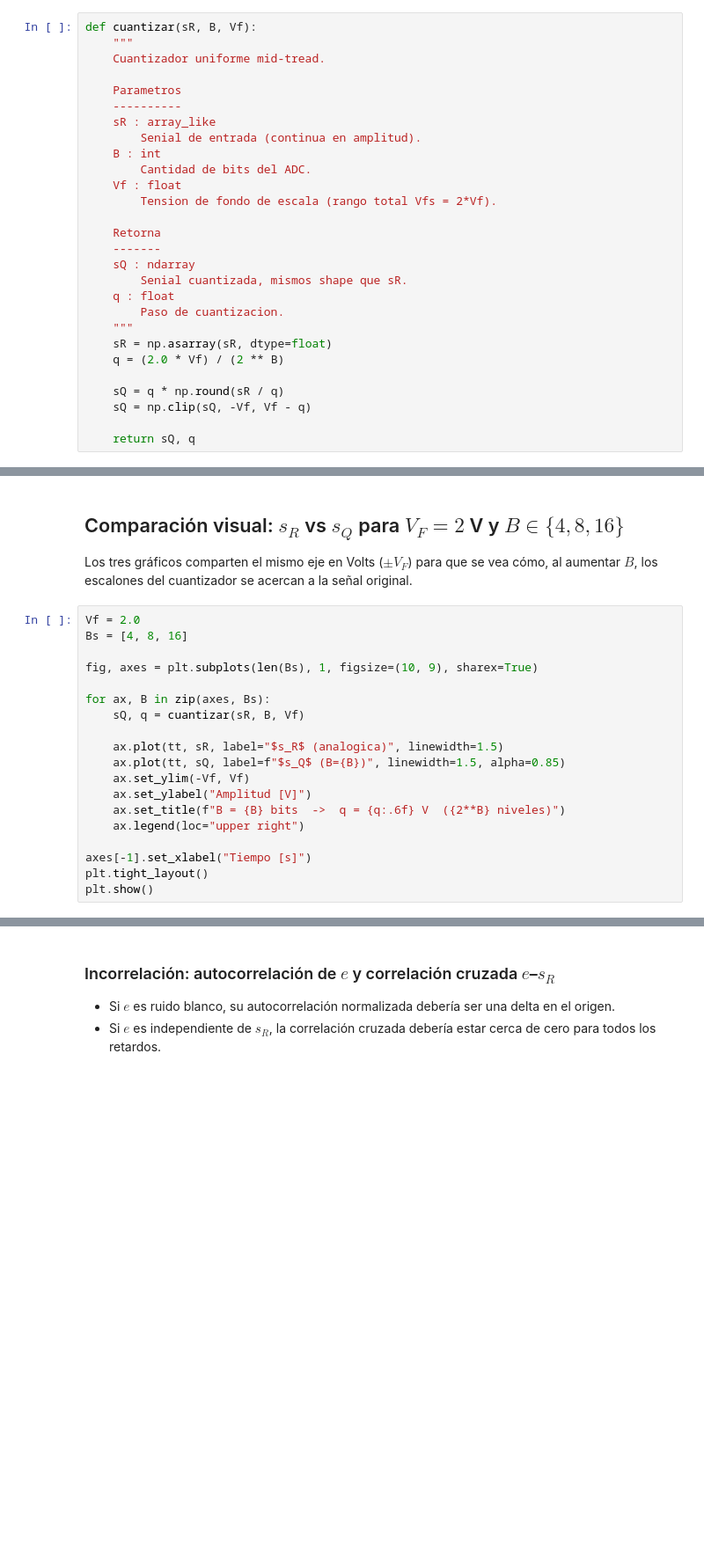
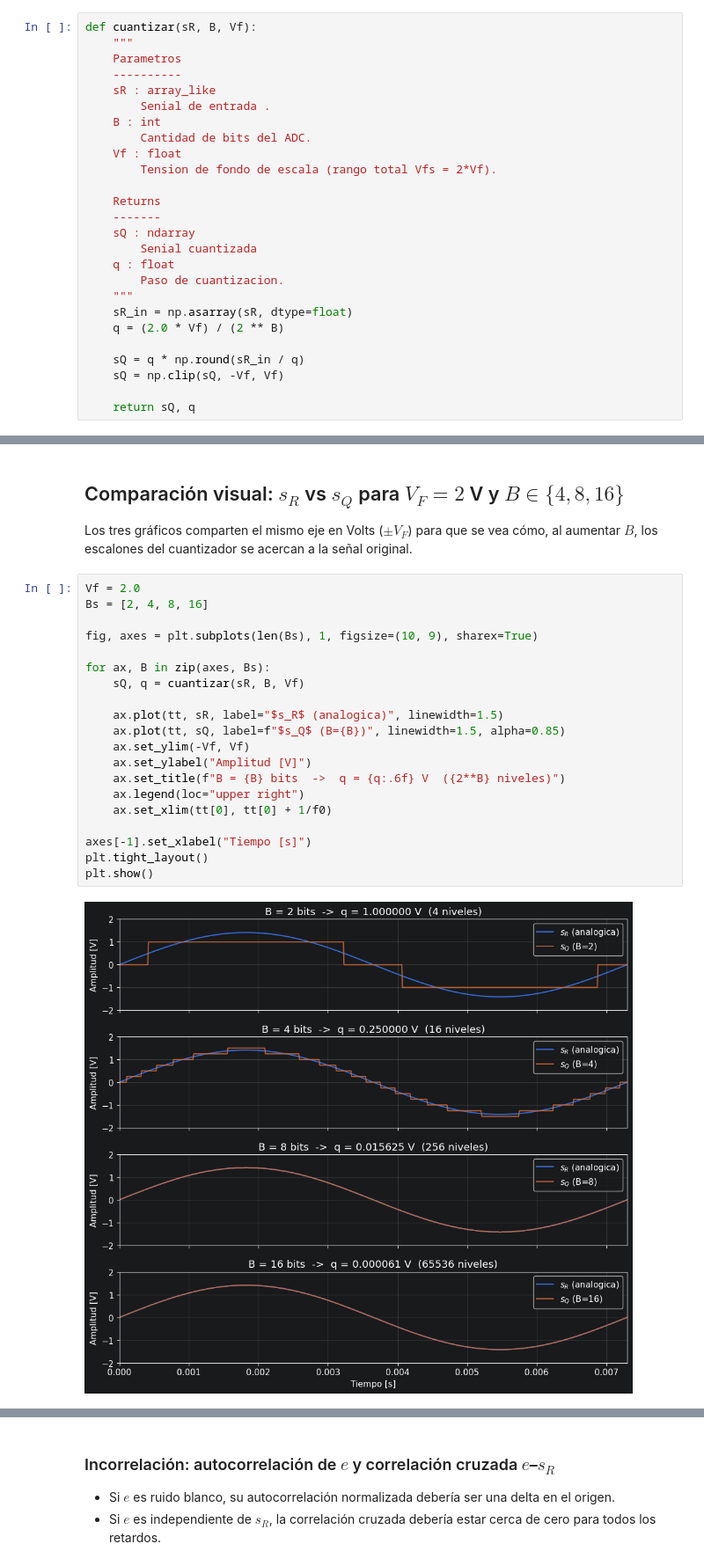
Before and after one commit to Maurin2/PDS_Tareas, a Jupyter notebook: TS3/TS3.ipynb, the cells around one changed output, grey strips where cells are left out. Shown at 88% size. Drawn from its saved outputs; the diff is of its cells as text; blank space fills up the shorter version.

```diff
--- a/TS3/TS3.ipynb
+++ b/TS3/TS3.ipynb
@@ -49,29 +35,27 @@ luego saturado al rango $[-V_F,\, V_F - q]$.
 # %%
 def cuantizar(sR, B, Vf):
     """
-    Cuantizador uniforme mid-tread.
-
     Parametros
     ----------
     sR : array_like
-        Senial de entrada (continua en amplitud).
+        Senial de entrada .
     B : int
         Cantidad de bits del ADC.
     Vf : float
         Tension de fondo de escala (rango total Vfs = 2*Vf).
 
-    Retorna
+    Returns
     -------
     sQ : ndarray
-        Senial cuantizada, mismos shape que sR.
+        Senial cuantizada
     q : float
         Paso de cuantizacion.
     """
-    sR = np.asarray(sR, dtype=float)
+    sR_in = np.asarray(sR, dtype=float)
     q = (2.0 * Vf) / (2 ** B)
 
-    sQ = q * np.round(sR / q)
-    sQ = np.clip(sQ, -Vf, Vf - q)
+    sQ = q * np.round(sR_in / q)
+    sQ = np.clip(sQ, -Vf, Vf)
 
     return sQ, q
 # %% [markdown]
@@ -95,20 +79,23 @@ print(f"Amplitud pico:             {np.max(np.abs(sR)):.4f}   (esperada: sqrt(2)
 Los tres gráficos comparten el mismo eje en Volts ($\pm V_F$) para que se vea cómo, al aumentar $B$, los escalones del cuantizador se acercan a la señal original.
 # %%
 Vf = 2.0
-Bs = [4, 8, 16]
+Bs = [2, 4, 8, 16]
 
 fig, axes = plt.subplots(len(Bs), 1, figsize=(10, 9), sharex=True)
 
 for ax, B in zip(axes, Bs):
     sQ, q = cuantizar(sR, B, Vf)
 
     ax.plot(tt, sR, label="$s_R$ (analogica)", linewidth=1.5)
     ax.plot(tt, sQ, label=f"$s_Q$ (B={B})", linewidth=1.5, alpha=0.85)
     ax.set_ylim(-Vf, Vf)
     ax.set_ylabel("Amplitud [V]")
     ax.set_title(f"B = {B} bits  ->  q = {q:.6f} V  ({2**B} niveles)")
     ax.legend(loc="upper right")
+    ax.set_xlim(tt[0], tt[0] + 1/f0)
 
 axes[-1].set_xlabel("Tiempo [s]")
 plt.tight_layout()
 plt.show()
+# %% [output]
+[figure, added]
```
Also changed, not shown: parts of 12 cells of this notebook, 1 other file.
